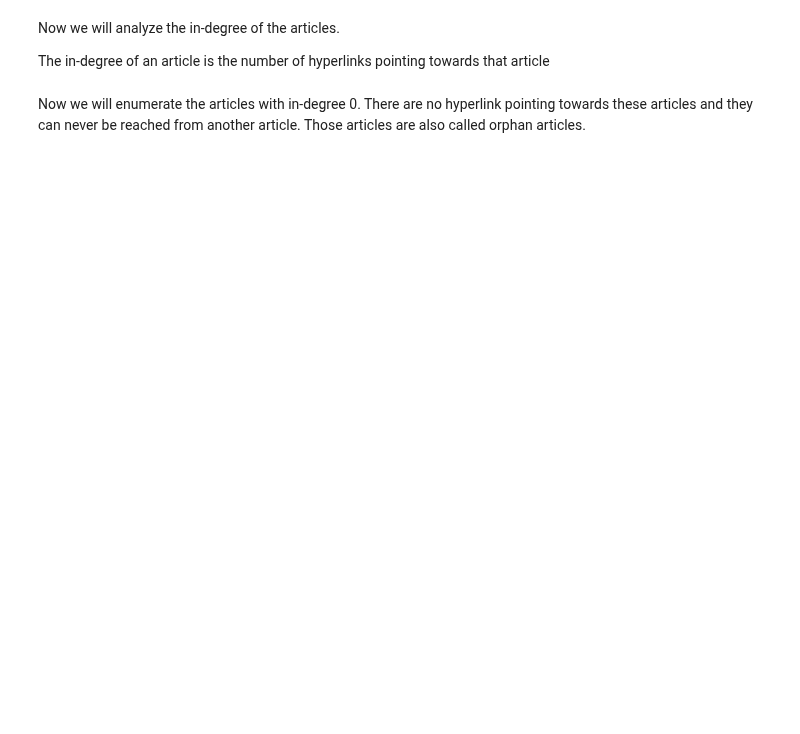
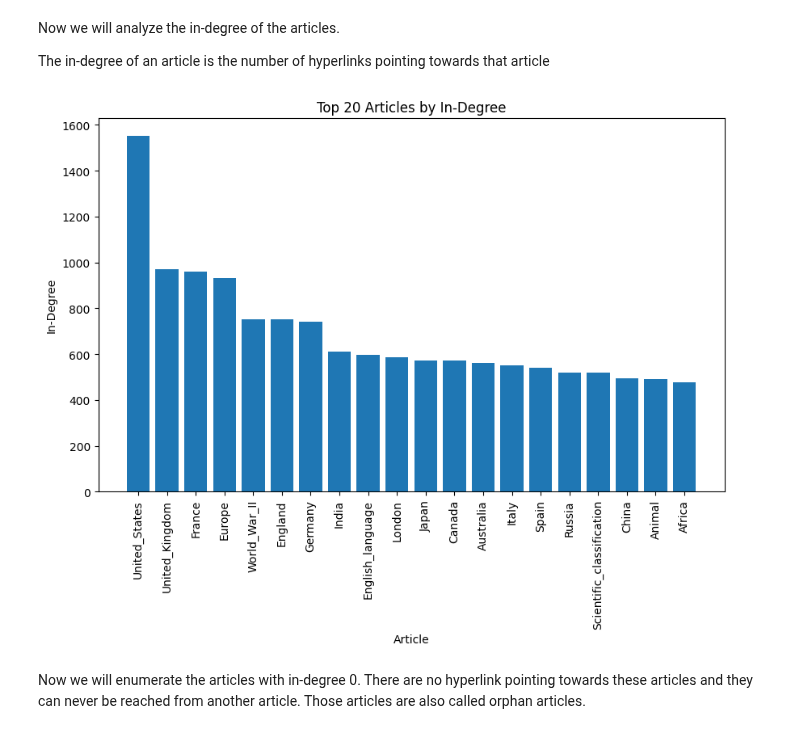
Before and after one commit to epfl-ada/ada-2024-project-5pack, a Jupyter notebook: results.ipynb, the cells around one changed output. Drawn from its saved outputs; the diff is of its cells as text; code cells hidden in the pictures; blank space fills up the shorter version.

```diff
--- a/results.ipynb
+++ b/results.ipynb
@@ -130,16 +203,18 @@ Now we will analyze the in-degree of the articles.
 
 The in-degree of an article is the number of hyperlinks pointing towards that article
 # %%
-in_degrees = pd.DataFrame(graph_data['graph_finished'].in_degree, columns=["article", "inDegree"])
+in_degrees = pd.DataFrame(graph_data['graph'].in_degree, columns=["article", "inDegree"])
 in_degrees_sorted = in_degrees.sort_values("inDegree", ascending=False).iloc[:20]
 
 plt.figure(figsize=(10, 6))
 plt.bar(in_degrees_sorted["article"], in_degrees_sorted["inDegree"])
 plt.xlabel("Article")
 plt.ylabel("In-Degree")
 plt.title("Top 20 Articles by In-Degree")
 plt.xticks(rotation=90)
 plt.show()
+# %% [output]
+[figure, added]
 # %% [markdown]
 Now we will enumerate the articles with in-degree 0. There are no hyperlink pointing towards these articles and they can never be reached from another article. Those articles are also called orphan articles.
 # %%
```
Also changed, not shown: parts of 35 cells of this notebook.
